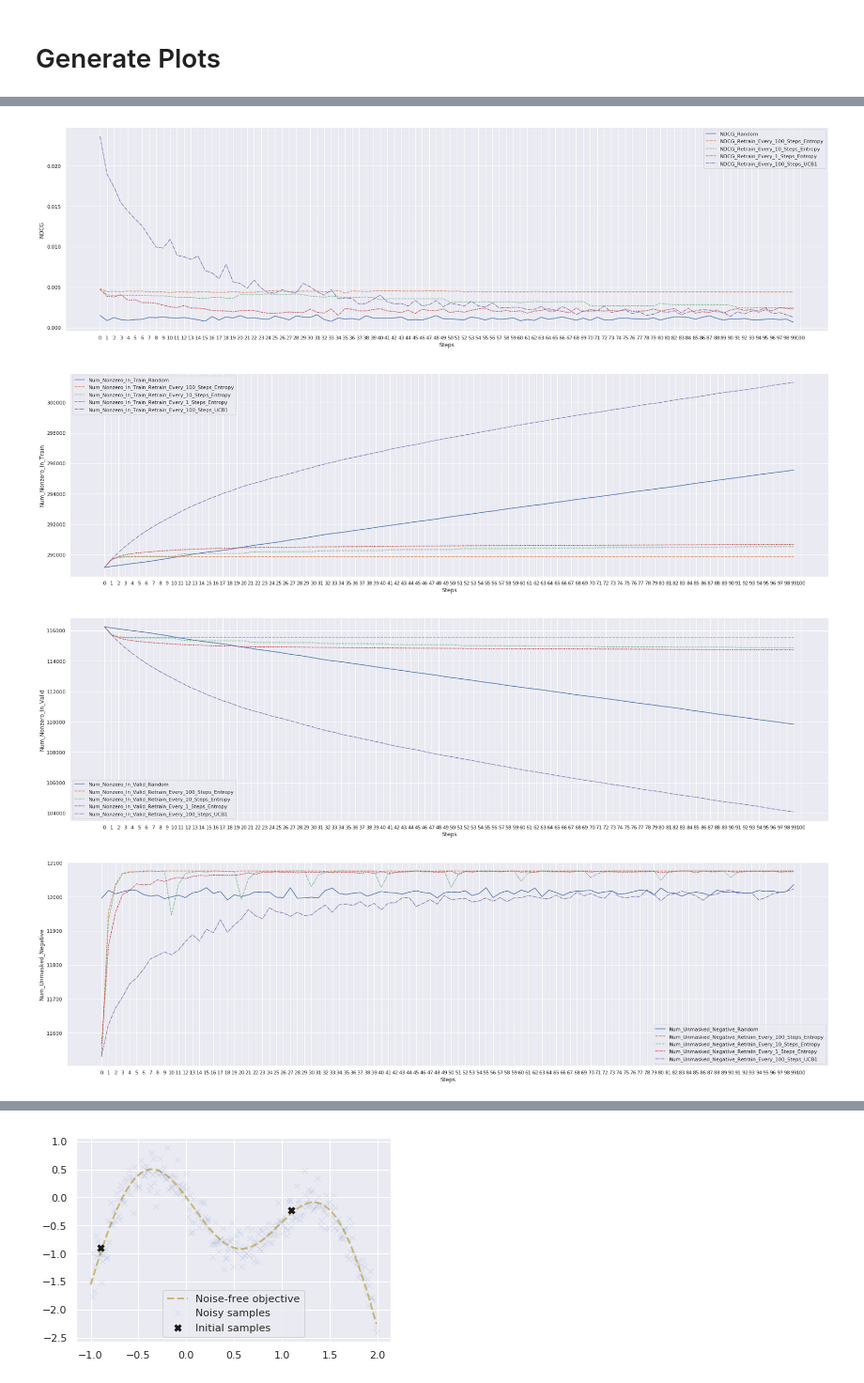
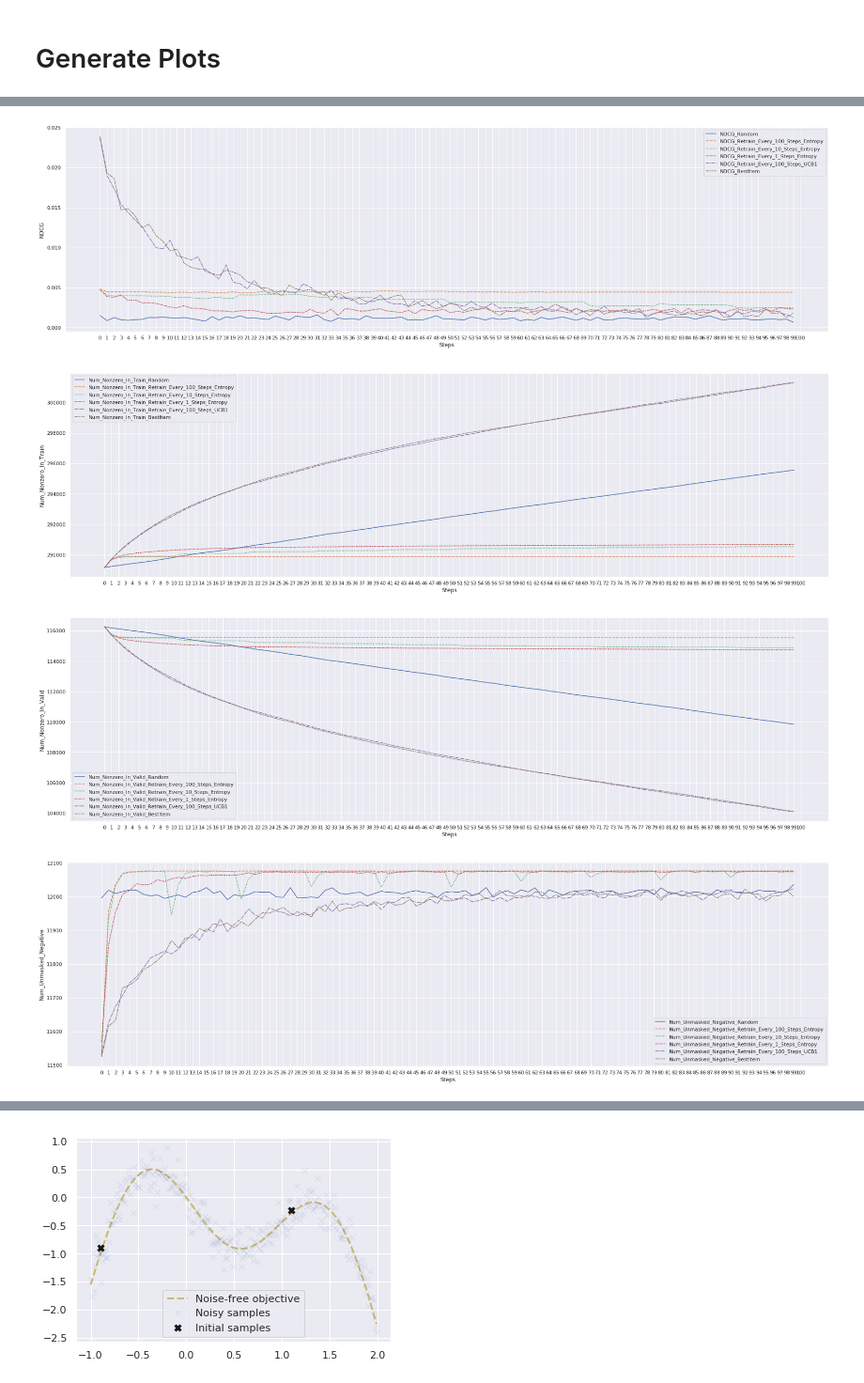
Before and after one commit to wuga214/Q-VAE-Recommendation, a Jupyter notebook: Kai Plot/Plot.ipynb, the cells around one changed output, grey strips where cells are left out. Shown at 94% size. Cells and saved outputs as stored; diff of their text form; code cells hidden in the pictures.

Commit message:
added best item selection

```diff
--- a/Kai Plot/Plot.ipynb
+++ b/Kai Plot/Plot.ipynb
@@ -15,3 +15,11 @@ def preprocess_df(name):
     df['Recall@2'] = df['Recall@2'].apply(lambda x: x[0])
     df['Clicks'] = df['Clicks'].apply(lambda x: x[0])
     return df
+# %%
+
+BestItem_100steps_2items_per_step_per_user_retrain_every_100steps = preprocess_df("BestItem_100steps_2items_per_step_per_user_retrain_every_100steps")
+BestItem_100steps_2items_per_step_per_user_retrain_every_100steps.columns = ["Clicks_BestItem", "MAP@2_BestItem", "NDCG_BestItem",
+                                              "Num_Nonzero_In_Train_BestItem", "Num_Nonzero_In_Valid_BestItem",
+                                              "Num_Unmasked_Negative_BestItem", "Num_Unmasked_Positive_BestItem",
+                                              "Precision@2_BestItem", "R-Precision_BestItem", "Recall@2_BestItem"]
+BestItem_100steps_2items_per_step_per_user_retrain_every_100steps
@@ -168,7 +195,8 @@ df = pd.concat([random_100times_2items_per_time_df,
                 Entropy_100steps_2items_per_step_per_user_retrain_every_100steps,
                 Entropy_100steps_2items_per_step_per_user_retrain_every_10steps,
                 Entropy_100steps_2items_per_step_per_user_retrain_every_1steps,
-                UCB1_100steps_2items_per_step_per_user_retrain_every_100steps],
+                UCB1_100steps_2items_per_step_per_user_retrain_every_100steps,
+               BestItem_100steps_2items_per_step_per_user_retrain_every_100steps],
                axis=1)
 # %% [markdown]
 # Generate Plots
@@ -181,7 +209,8 @@ for i in range(10):
                                df.columns[i+10],
                                df.columns[i+20],
                                df.columns[i+30],
-                               df.columns[i+40]]])
+                               df.columns[i+40],
+                              df.columns[i+50]]])
     metrics_name = df.columns[i][:df.columns[i].index("_Random")]
     ax.set(xticks=np.arange(0,101,1), xlabel='Steps', ylabel=metrics_name)
     file_name = metrics_name + '.png'
@@ -193,4 +222,4 @@ for i in range(10):
-[figure, old version]
+[figure, new version]
-[figure, old version]
+[figure, new version]
-[figure, old version]
+[figure, new version]
-[figure, old version]
+[figure, new version]
```
Also changed, not shown: parts of 2 cells of this notebook, 15 other files.
